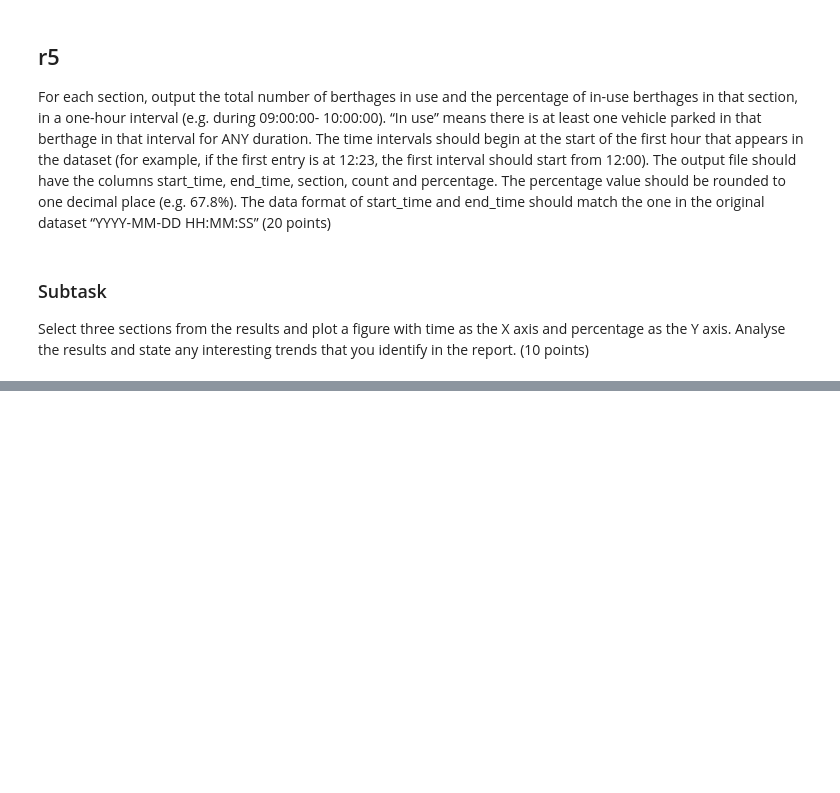
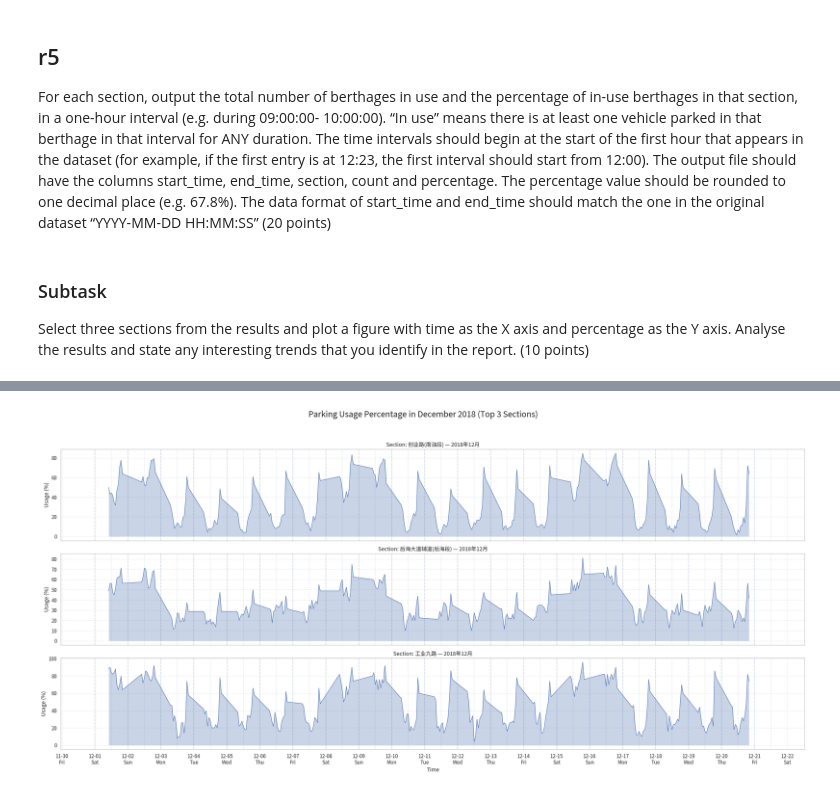
Before and after one commit to HaibinLai/Distributed-and-Cloud-Computing, a Jupyter notebook: assignment3/ass3_haibin.ipynb, the cells around one changed output, grey strips where cells are left out. Saved outputs shown, nothing was run; the diff lists cells and outputs as text; code cells hidden in the pictures; blank space fills up the shorter version.

```diff
--- a/assignment3/ass3_haibin.ipynb
+++ b/assignment3/ass3_haibin.ipynb
@@ -275,0 +276,88 @@ plt.show()
+# %%
+import pandas as pd
+import matplotlib.pyplot as plt
+import numpy as np
+import matplotlib.font_manager as fm
+import matplotlib.dates as mdates
+
+# -------- 字体设置 --------
+font_path = "/home/haibin/distributed_system/assignment3/static/NotoSansSC-Regular.ttf"
+fm.fontManager.addfont(font_path)
+plt.rcParams["font.family"] = "Noto Sans SC"
+plt.rcParams["axes.unicode_minus"] = False
+# --------------------------
+
+# 1. Load data
+df = pd.read_csv("r5.csv")
+df["percentage"] = df["percentage"].str.replace("%", "").astype(float)
+df["start_time"] = pd.to_datetime(df["start_time"])
+
+number = 3
+
+# 2. 选择 12 月最常出现的 3 个 section
+top_sections = (
+    df["section"]
+    .value_counts()
+    .head(number)
+    .index
+    .tolist()
+)
+
+# 3. 只保留 2018-12 的数据
+df_dec = df[
+    (df["start_time"] >= "2018-12-01") &
+    (df["start_time"] <  "2018-12-21")
+]
+
+df_sel = df_dec[df_dec["section"].isin(top_sections)]
+df_sel = df_sel.sort_values(["section", "start_time"])
+
+# 4. 创建子图
+fig, axes = plt.subplots(nrows=number, ncols=1, figsize=(24, number * 4), sharex=True)
+
+if isinstance(axes, np.ndarray):
+    axes = axes.flatten().tolist()
+else:
+    axes = [axes]
+
+# ====== 预先算好每天的 0:00 和 12:00 ======
+# 所有日期（按天归一化）
+all_days = pd.date_range("2018-12-01", "2018-12-21", freq="D")
+midnights = all_days                # 每天 00:00
+noons = all_days + pd.Timedelta(hours=12)  # 每天 12:00
+# ======================================
+
+for ax, sec in zip(axes, top_sections):
+    sub = df_sel[df_sel["section"] == sec]
+
+    # 曲线 + 面积
+    ax.plot(sub["start_time"], sub["percentage"], linewidth=1)
+    ax.fill_between(sub["start_time"], sub["percentage"], alpha=0.3)
+
+    # 画每天 0:00 的竖线（虚线），用来分隔日期
+    for t in midnights:
+        ax.axvline(t, linestyle="--", alpha=0.2)
+
+    # 画每天 12:00 的竖线（点划线）
+    for t in noons:
+        ax.axvline(t, linestyle=":", alpha=0.2)
+
+    ax.set_ylabel("Usage (%)")
+    ax.set_title(f"Section: {sec} — 2018年12月")
+    ax.grid(True, linestyle="--", alpha=0.4)
+
+# X 轴：日期 + 星期几，比如 12-01\nSat
+locator = mdates.DayLocator(interval=1)  # 每天一个刻度
+formatter = mdates.DateFormatter("%m-%d\n%a")  # 月-日 + 星期（Mon/Tue/...）
+
+for ax in axes:
+    ax.xaxis.set_major_locator(locator)
+    ax.xaxis.set_major_formatter(formatter)
+
+axes[-1].set_xlabel("Time")
+
+fig.suptitle(f"Parking Usage Percentage in December 2018 (Top {number} Sections)", fontsize=18)
+plt.tight_layout(rect=[0, 0.03, 1, 0.95])
+plt.show()
+# %% [output]
+[figure, added]
```
Also changed, not shown: parts of 2 cells of this notebook, 2 other files.
